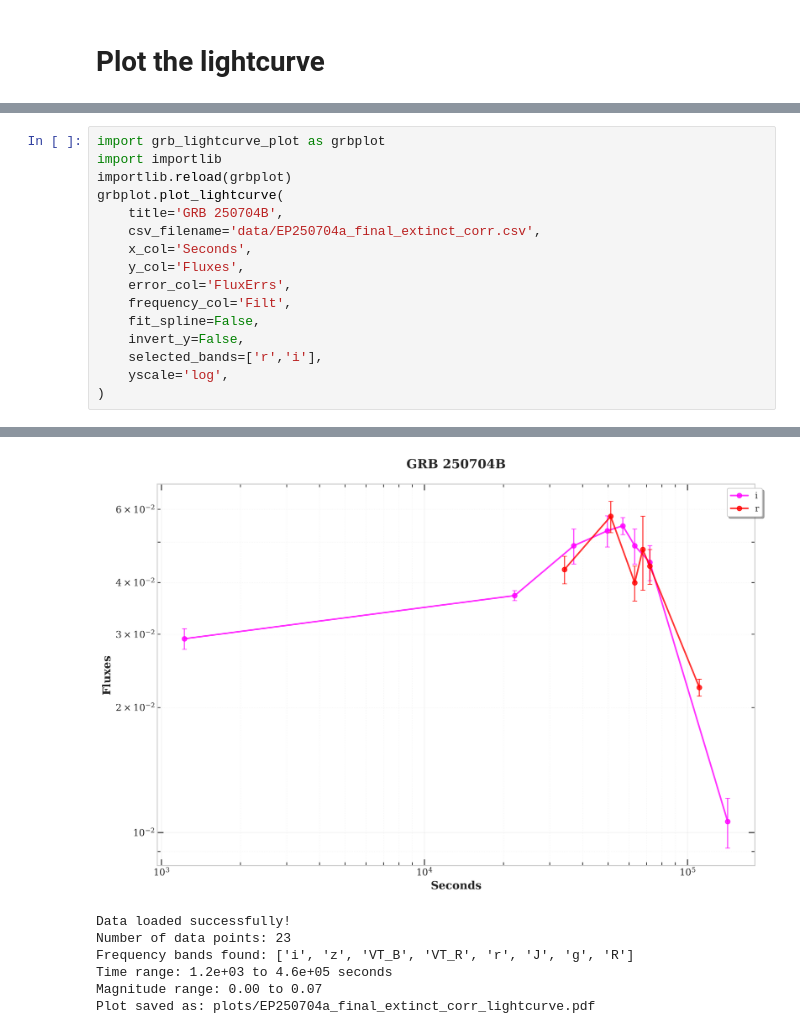
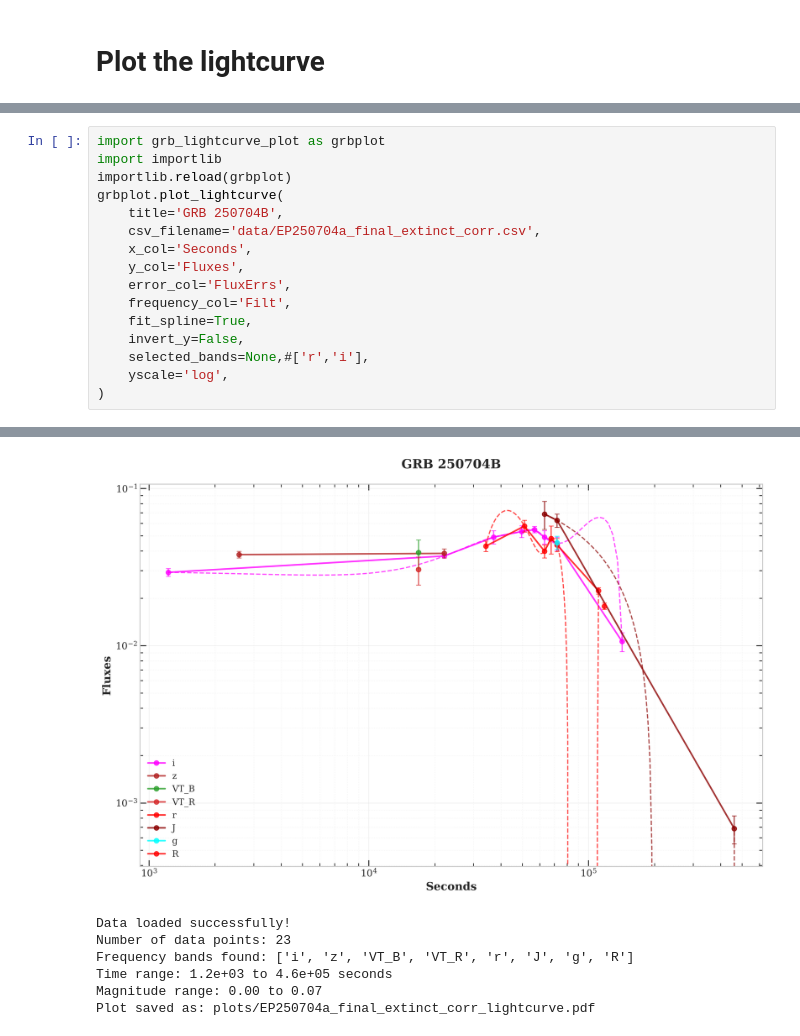
Before and after one commit to skp80286/grb_investigation, a Jupyter notebook: grb250704b.ipynb, the cells around one changed output, grey strips where cells are left out. Saved outputs shown, nothing was run; the diff lists cells and outputs as text.

```diff
--- a/grb250704b.ipynb
+++ b/grb250704b.ipynb
@@ -162,9 +176,9 @@ grbplot.plot_lightcurve(
     y_col='Fluxes',
     error_col='FluxErrs',
     frequency_col='Filt',
-    fit_spline=False,
+    fit_spline=True,
     invert_y=False,
-    selected_bands=['r','i'],
+    selected_bands=None,#['r','i'],
     yscale='log',
 )
 # %% [output]
@@ -171,7 +187,7 @@ grbplot.plot_lightcurve(
-[figure, old version]
+[figure, new version]
-Data loaded successfully!
-Number of data points: 23
-Frequency bands found: ['i', 'z', 'VT_B', 'VT_R', 'r', 'J', 'g', 'R']
-Time range: 1.2e+03 to 4.6e+05 seconds
-Magnitude range: 0.00 to 0.07
-Plot saved as: plots/EP250704a_final_extinct_corr_lightcurve.pdf
+Data loaded successfully!
+Number of data points: 23
+Frequency bands found: ['i', 'z', 'VT_B', 'VT_R', 'r', 'J', 'g', 'R']
+Time range: 1.2e+03 to 4.6e+05 seconds
+Magnitude range: 0.00 to 0.07
+Plot saved as: plots/EP250704a_final_extinct_corr_lightcurve.pdf
```
Also changed, not shown: parts of 5 cells of this notebook, 8 other files.
